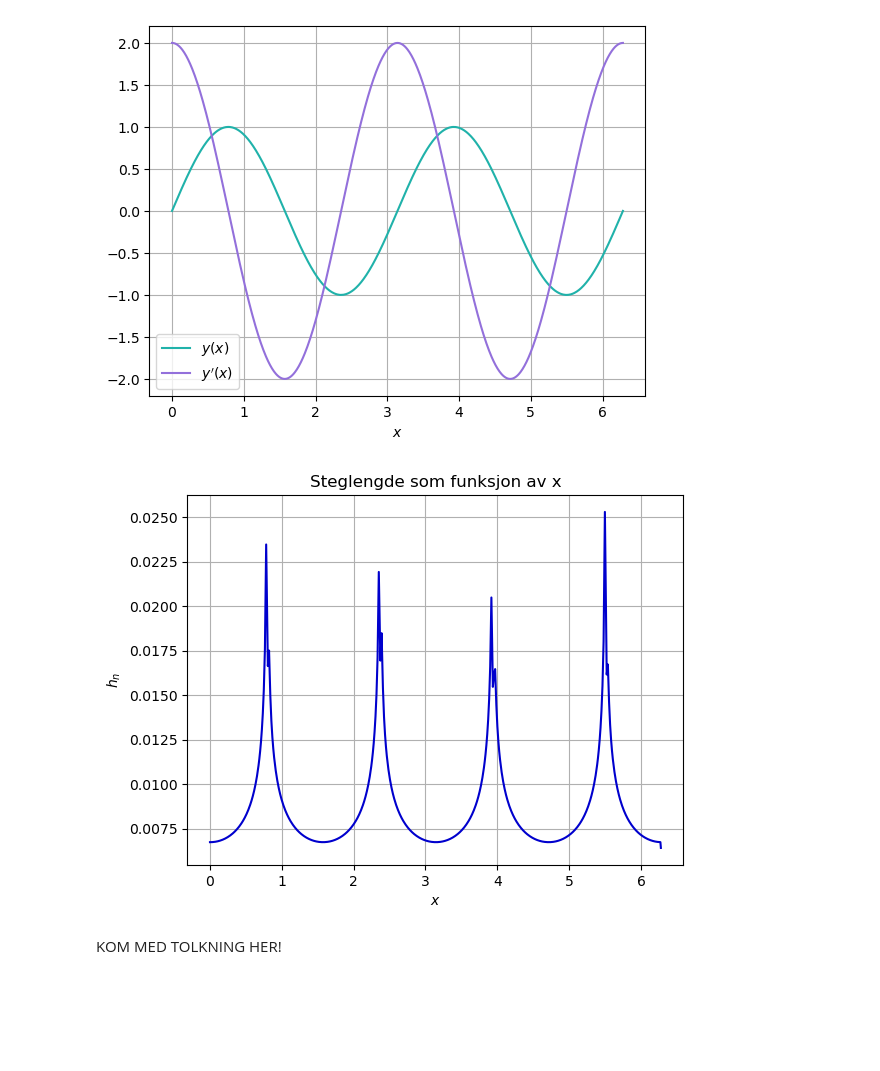
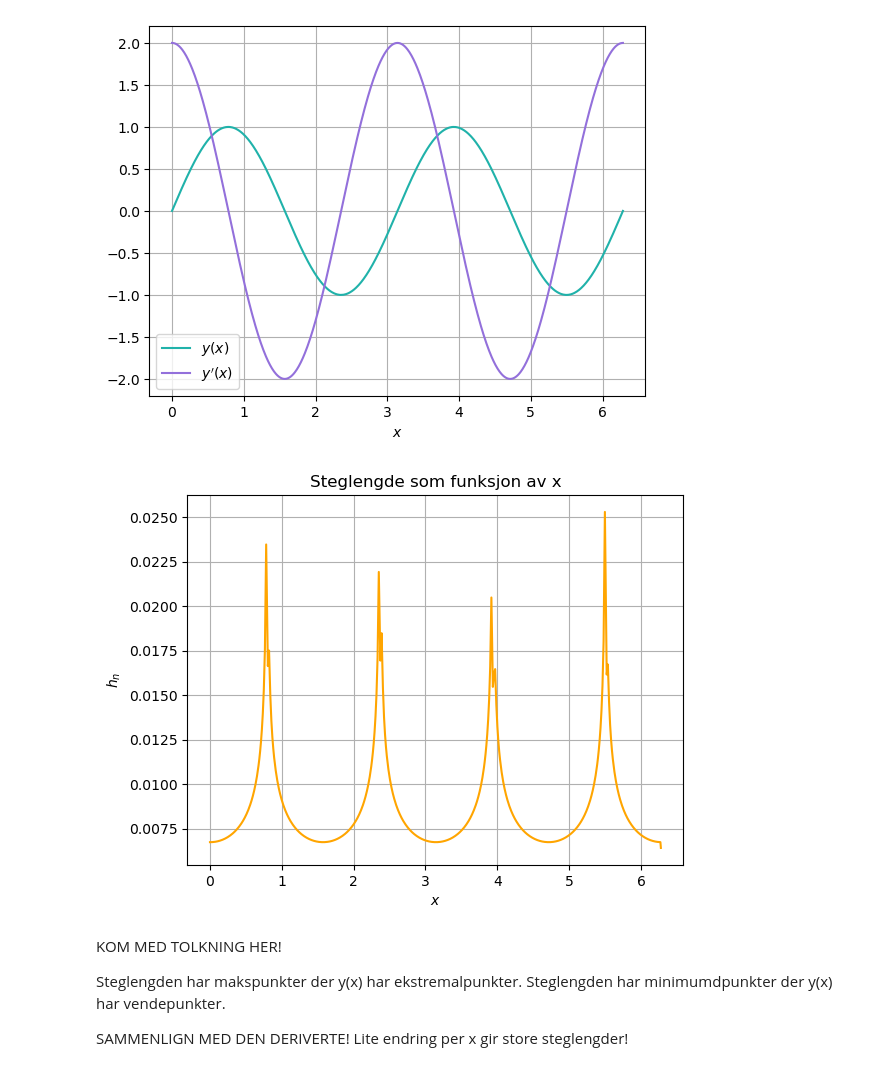
Before and after one commit to marieke-vaske/VitBer-TekFys, a Jupyter notebook: Oppg1c.ipynb, the cells around one changed output. Cells and saved outputs as stored; diff of their text form; code cells hidden in the pictures; blank space fills up the shorter version.

```diff
--- a/Oppg1c.ipynb
+++ b/Oppg1c.ipynb
@@ -65,6 +65,6 @@ def f_array(x, y_array):                                                   # Def
     return f_array
 
 
-x_values, y_matrix, step_array, n = RungeKutta_32(x_init, x_end, y_init, f_array, alpha, h_0, tol)
+x_values, y_matrix, step_array, n, n_total = RungeKutta_32(x_init, x_end, y_init, f_array, alpha, h_0, tol)
 y_values = [y_vector[0] for y_vector in y_matrix]                           # Henter y-verdier
 dy_values = [y_vector[1] for y_vector in y_matrix]                          # Henter dy-verdier
@@ -83,13 +81,18 @@ plt.show()
 [figure]
 # %%
 # Plotter steglengden som funksjon av x
-plt.plot(x_values[:-1], step_array, color = 'mediumblue')
+plt.plot(x_values[:-1], step_array, color = 'orange')
 plt.title('Steglengde som funksjon av x')
 plt.xlabel('$x$')
 plt.ylabel('$h_n$')
 plt.grid()
 plt.show()
 # %% [output]
-[figure, old version]
+[figure, new version]
-# %% [markdown]
-KOM MED TOLKNING HER!
+# %% [markdown]
+KOM MED TOLKNING HER!
+
+Steglengden har makspunkter der y(x) har ekstremalpunkter.
+Steglengden har minimumdpunkter der y(x) har vendepunkter.
+
+SAMMENLIGN MED DEN DERIVERTE! Lite endring per x gir store steglengder!
```
Also changed, not shown: parts of 1 cell of this notebook, 2 other files.
